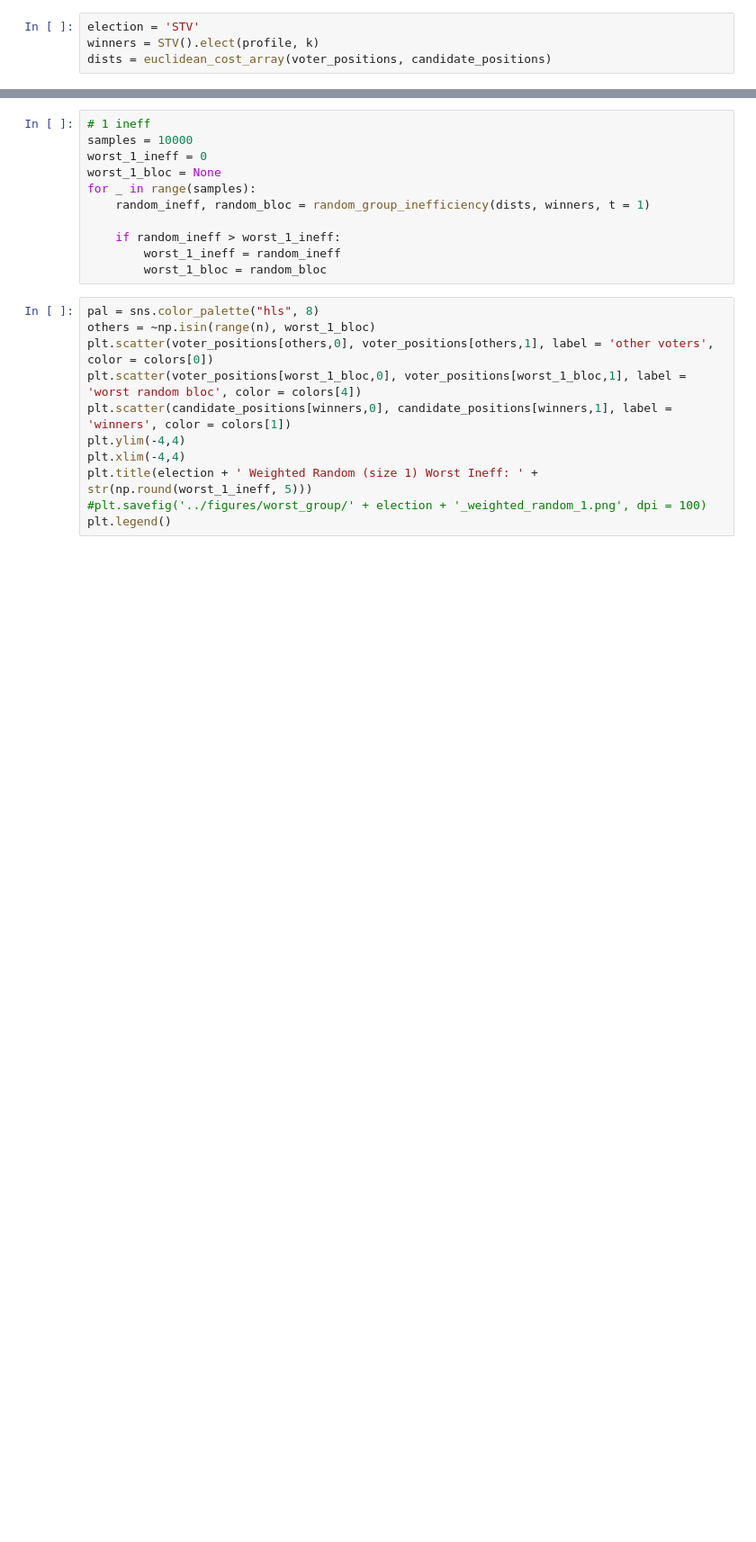
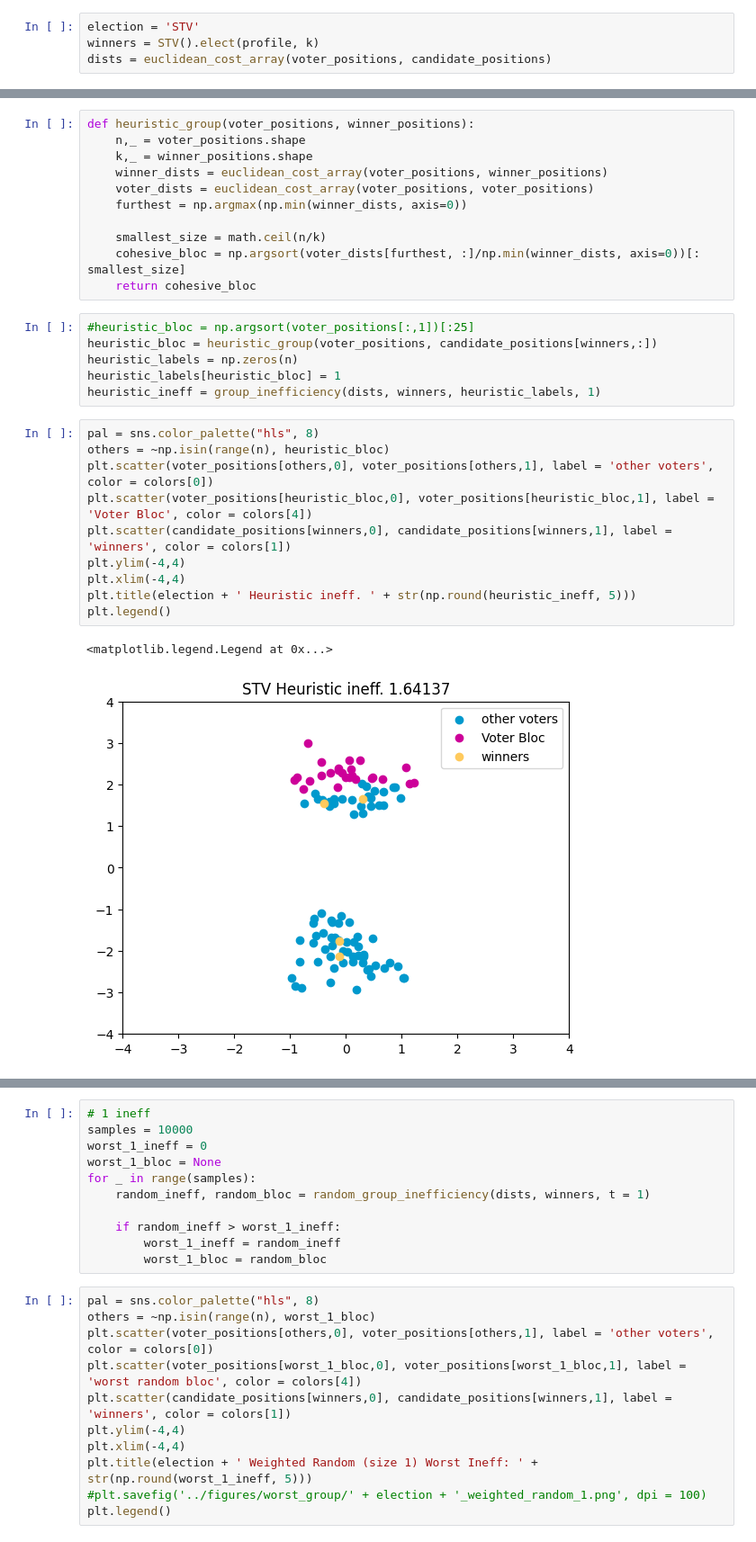
Before and after one commit to kevin-q2/Metric-Voting, a Jupyter notebook: examples/examples2.ipynb, the cells around one changed output, grey strips where cells are left out. Shown: that part at 90% size. Drawn from its saved outputs; the diff is of its cells as text; blank space fills up the shorter version.

Commit message:
heuristics

```diff
--- a/examples/examples2.ipynb
+++ b/examples/examples2.ipynb
@@ -478,0 +267,30 @@ plt.legend()
+# %%
+def heuristic_group(voter_positions, winner_positions):
+    n,_ = voter_positions.shape
+    k,_ = winner_positions.shape
+    winner_dists = euclidean_cost_array(voter_positions, winner_positions)
+    voter_dists = euclidean_cost_array(voter_positions, voter_positions)
+    furthest = np.argmax(np.min(winner_dists, axis=0))
+
+    smallest_size = math.ceil(n/k)
+    cohesive_bloc = np.argsort(voter_dists[furthest, :]/np.min(winner_dists, axis=0))[: smallest_size]
+    return cohesive_bloc
+# %%
+#heuristic_bloc = np.argsort(voter_positions[:,1])[:25]
+heuristic_bloc = heuristic_group(voter_positions, candidate_positions[winners,:])
+heuristic_labels = np.zeros(n)
+heuristic_labels[heuristic_bloc] = 1
+heuristic_ineff = group_inefficiency(dists, winners, heuristic_labels, 1)
+# %%
+pal = sns.color_palette("hls", 8)
+others = ~np.isin(range(n), heuristic_bloc)
+plt.scatter(voter_positions[others,0], voter_positions[others,1], label = 'other voters', color = colors[0])
+plt.scatter(voter_positions[heuristic_bloc,0], voter_positions[heuristic_bloc,1], label = 'Voter Bloc', color = colors[4])
+plt.scatter(candidate_positions[winners,0], candidate_positions[winners,1], label = 'winners', color = colors[1])
+plt.ylim(-4,4)
+plt.xlim(-4,4)
+plt.title(election + ' Heuristic ineff. ' + str(np.round(heuristic_ineff, 5)))
+plt.legend()
+# %% [output]
+<matplotlib.legend.Legend at 0x...>
+[figure, added]
```
Also changed, not shown: parts of 45 cells of this notebook, 3 other files.
